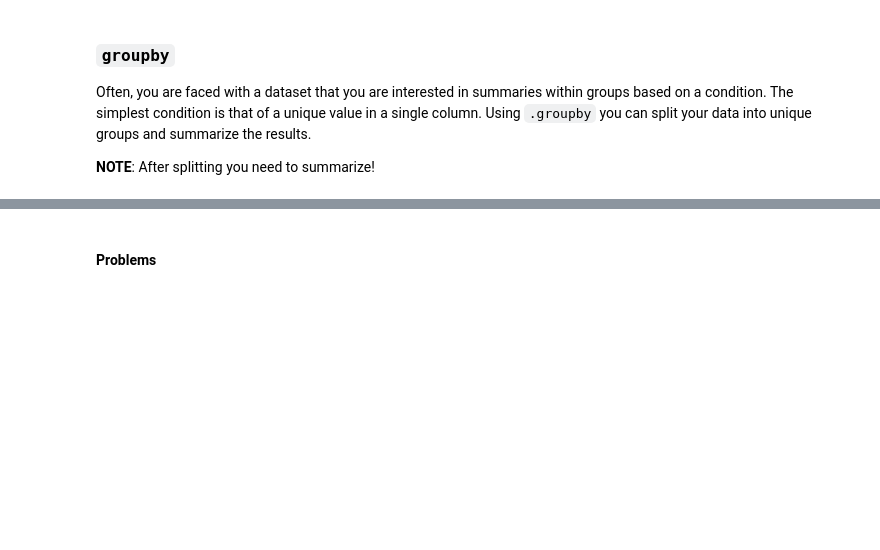
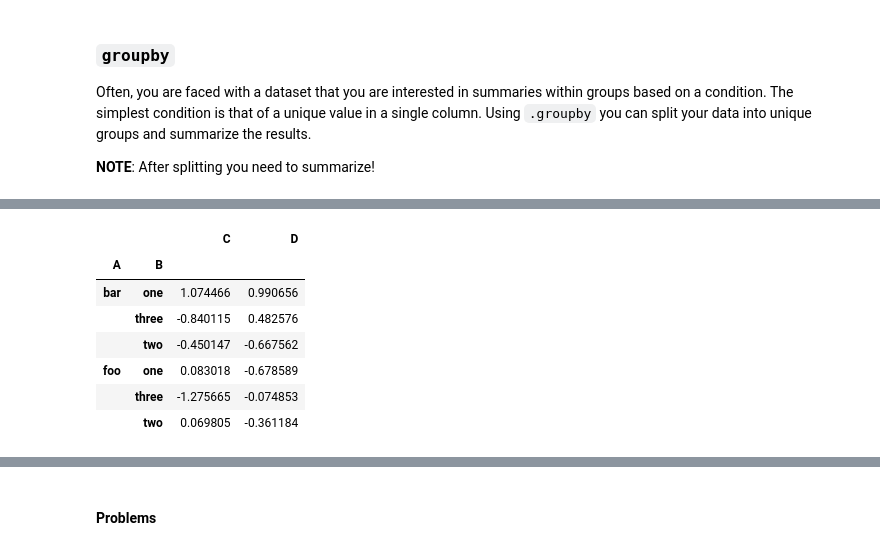
Before and after one commit to jfkoehler/nyu_bootcamp_fa23, a Jupyter notebook: _sources/pandas_II.ipynb, the cells around one changed output, grey strips where cells are left out. Cells and saved outputs as stored; diff of their text form; code cells hidden in the pictures; blank space fills up the shorter version.

```diff
--- a/_sources/pandas_II.ipynb
+++ b/_sources/pandas_II.ipynb
@@ -153,5 +314,14 @@ df.groupby('B').mean()
 # %%
 # A and B
-df.groupby(['A', 'B']).mean()
+df.groupby(['A', 'B']).mean(numeric_only=True)
+# %% [output]
+|  |  | C | D |
+| A | B |  |  |
+| bar | one | 1.074466 | 0.990656 |
+|  | three | -0.840115 | 0.482576 |
+|  | two | -0.450147 | -0.667562 |
+| foo | one | 0.083018 | -0.678589 |
+|  | three | -1.275665 | -0.074853 |
+|  | two | 0.069805 | -0.361184 |
 # %%
 # working with multi-index
```
Also changed, not shown: parts of 22 cells of this notebook, 41 other files.
